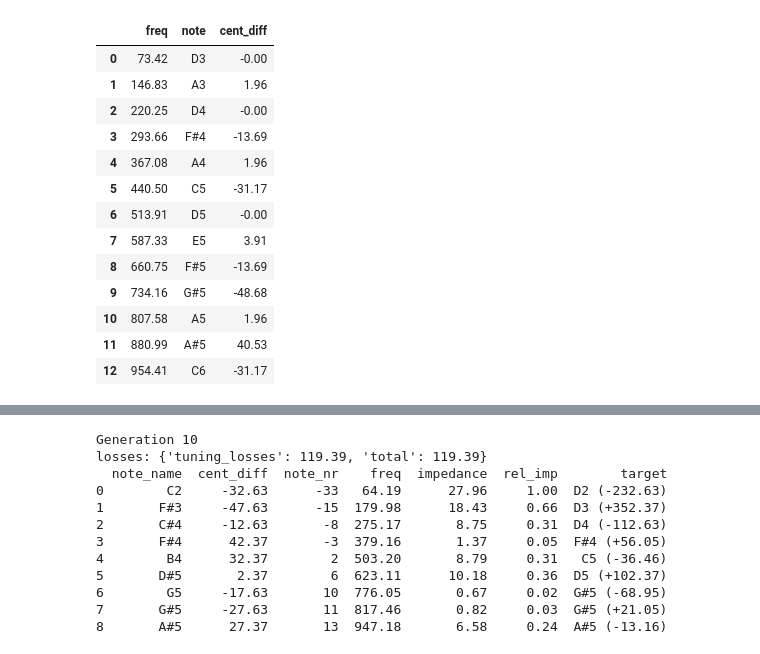
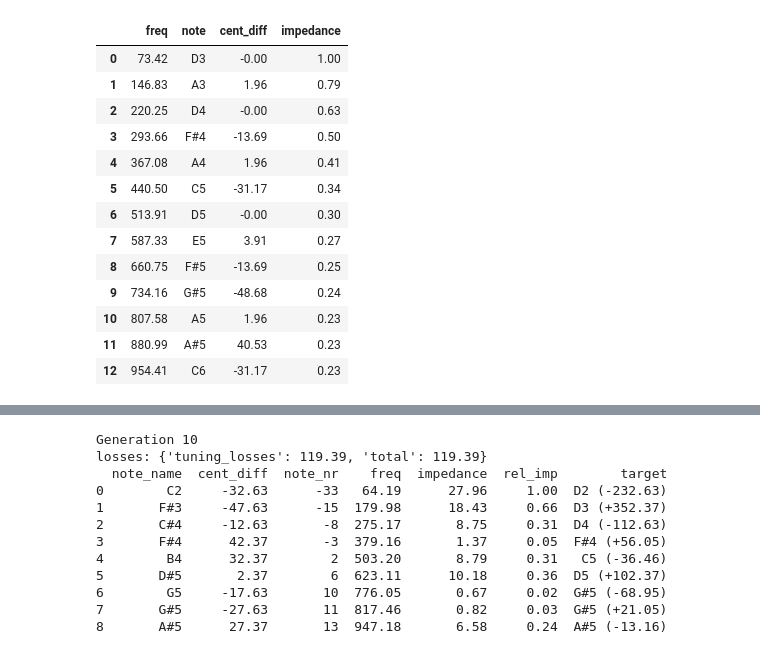
Before and after one commit to Didgitaldoo/didge-lab, a Jupyter notebook: src/experiments/kigali/evolve_kigali.ipynb, the cells around one changed output, grey strips where cells are left out. Saved outputs shown, nothing was run; the diff lists cells and outputs as text; code cells hidden in the pictures.

```diff
--- a/src/experiments/kigali/evolve_kigali.ipynb
+++ b/src/experiments/kigali/evolve_kigali.ipynb
@@ -127,40 +130,46 @@ class WebShape(GeoGenome):
 
         return x, y
 # %%
+# these target impedances are multiples
+
 from didgelab.calc.conv import note_to_freq, freq_to_note, note_name, freq_to_note_and_cent
 import pandas as pd
 
 base_note=-31
 base_freq = note_to_freq(base_note)
 target_freqs = []
 freq = base_freq
 i=1
 
 notes = []
 cent_diffs = []
 while freq < 1000:
     target_freqs.append(freq)
     i+=1
     freq = base_freq*i
     note, cent = freq_to_note_and_cent(freq)
     notes.append(note_name(note))
     cent_diffs.append(cent)
 
 target_freqs = np.array(target_freqs)
-df = pd.DataFrame( {"freq": target_freqs, "note": notes, "cent_diff": cent_diffs})
+target_impedances = 1 - np.arange(len(target_freqs)) / len(target_freqs)
+target_impedances = np.power(target_impedances, 4)
+target_impedances += 0.3
+target_impedances /= target_impedances.max()
+df = pd.DataFrame( {"freq": target_freqs, "note": notes, "cent_diff": cent_diffs, "impedance": target_impedances})
 df.round(2)
 # %% [output]
-|  | freq | note | cent_diff |
-| 0 | 73.42 | D3 | -0.00 |
-| 1 | 146.83 | A3 | 1.96 |
-| 2 | 220.25 | D4 | -0.00 |
-| 3 | 293.66 | F#4 | -13.69 |
-| 4 | 367.08 | A4 | 1.96 |
-| 5 | 440.50 | C5 | -31.17 |
-| 6 | 513.91 | D5 | -0.00 |
-| 7 | 587.33 | E5 | 3.91 |
-| 8 | 660.75 | F#5 | -13.69 |
-| 9 | 734.16 | G#5 | -48.68 |
-| 10 | 807.58 | A5 | 1.96 |
-| 11 | 880.99 | A#5 | 40.53 |
-| 12 | 954.41 | C6 | -31.17 |
+|  | freq | note | cent_diff | impedance |
+| 0 | 73.42 | D3 | -0.00 | 1.00 |
+| 1 | 146.83 | A3 | 1.96 | 0.79 |
+| 2 | 220.25 | D4 | -0.00 | 0.63 |
+| 3 | 293.66 | F#4 | -13.69 | 0.50 |
+| 4 | 367.08 | A4 | 1.96 | 0.41 |
+| 5 | 440.50 | C5 | -31.17 | 0.34 |
+| 6 | 513.91 | D5 | -0.00 | 0.30 |
+| 7 | 587.33 | E5 | 3.91 | 0.27 |
+| 8 | 660.75 | F#5 | -13.69 | 0.25 |
+| 9 | 734.16 | G#5 | -48.68 | 0.24 |
+| 10 | 807.58 | A5 | 1.96 | 0.23 |
+| 11 | 880.99 | A#5 | 40.53 | 0.23 |
+| 12 | 954.41 | C6 | -31.17 | 0.23 |
```
Also changed, not shown: parts of 9 cells of this notebook, 11 other files.
